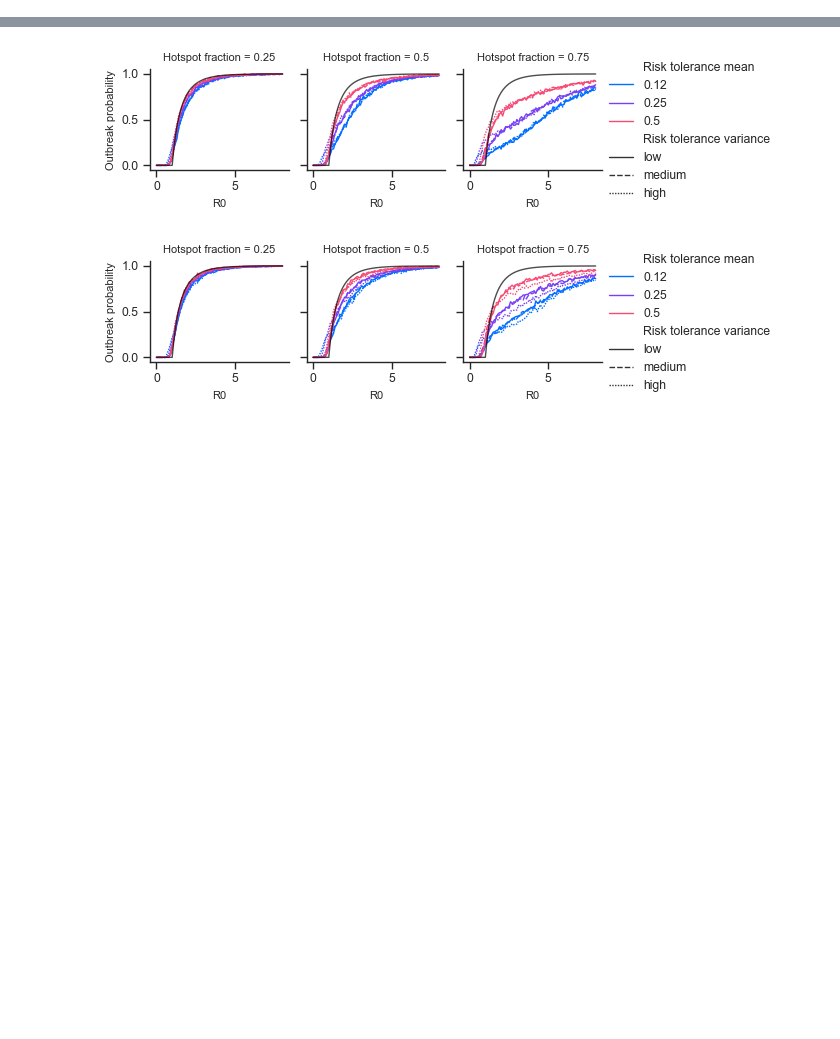
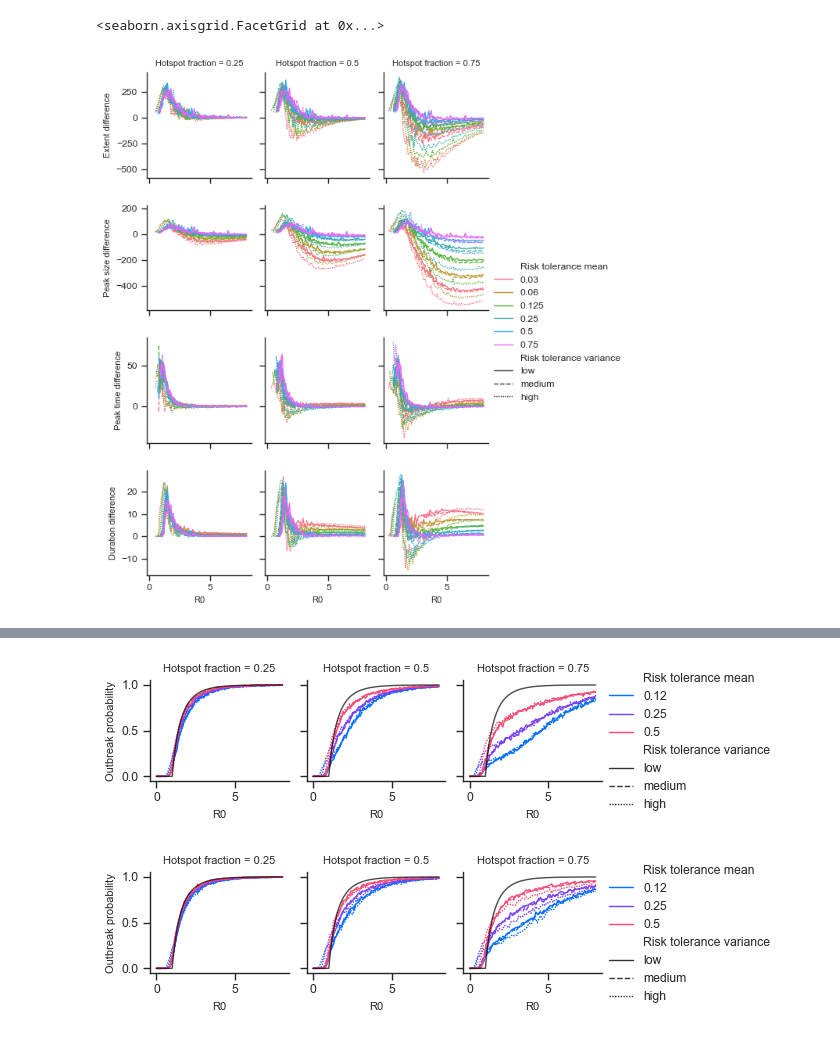
Before and after one commit to brendanwallace/hotspot, a Jupyter notebook: figures/pnas_plots.ipynb, the cells around one changed output, grey strips where cells are left out. Saved outputs shown, nothing was run; the diff lists cells and outputs as text; code cells hidden in the pictures; blank space fills up the shorter version.

```diff
--- a/figures/pnas_plots.ipynb
+++ b/figures/pnas_plots.ipynb
@@ -42,0 +61,8 @@ figure2.plot_2_B(D1)
+# %%
+import figure3
+figure3 = reload(figure3)
+
+figure3.plot_3(D8_expanded, show_timing=True)
+# %% [output]
+<seaborn.axisgrid.FacetGrid at 0x...>
+[figure, added]
```
Also changed, not shown: parts of 11 cells of this notebook, 8 other files.
